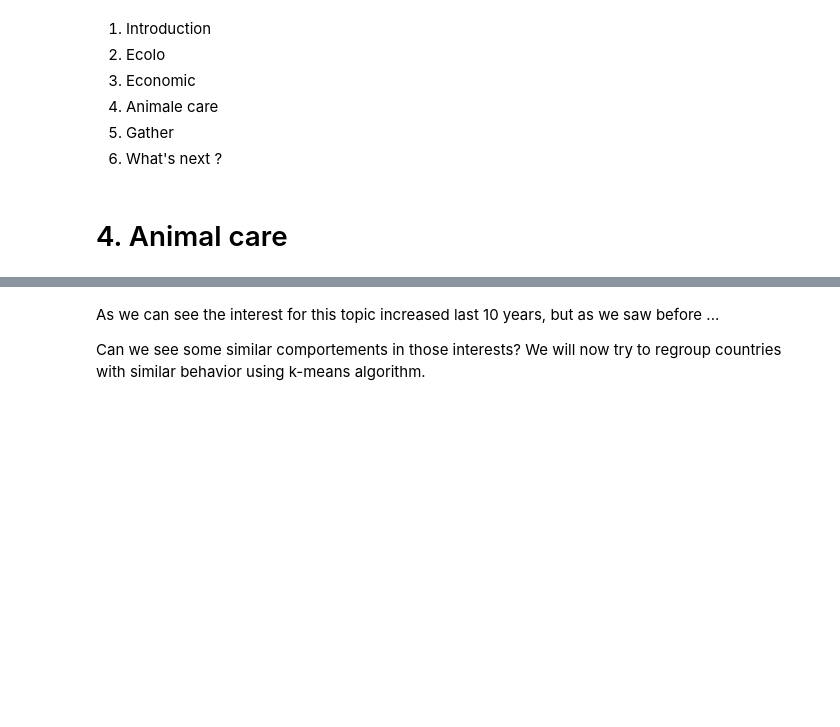
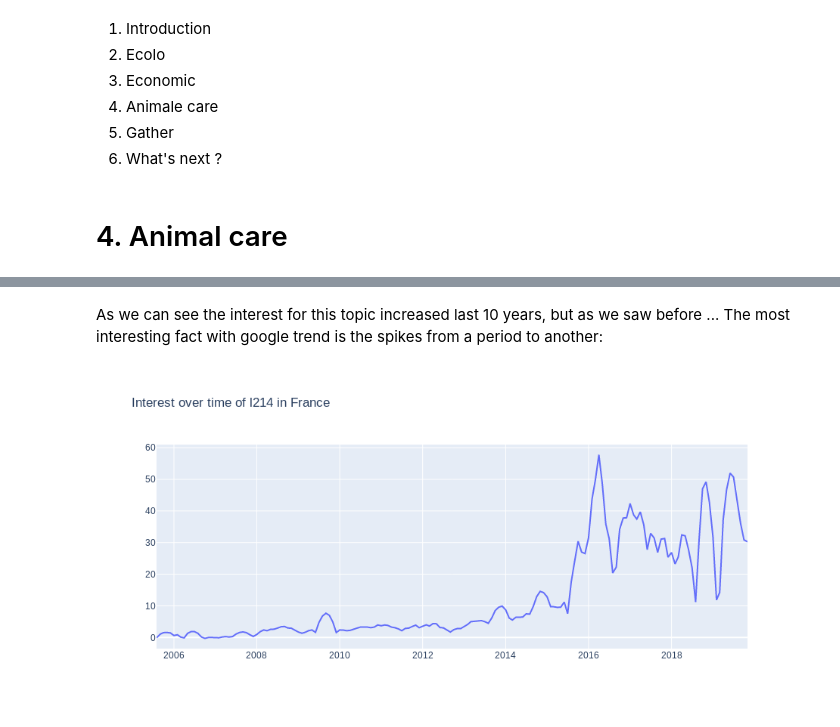
Before and after one commit to ElCabrino/ADA-Project-1, a Jupyter notebook: master.ipynb, the cells around one changed output, grey strips where cells are left out. Saved outputs shown, nothing was run; the diff lists cells and outputs as text; code cells hidden in the pictures; blank space fills up the shorter version.

```diff
--- a/master.ipynb
+++ b/master.ipynb
@@ -67,4 +71,7 @@ plot_lines((df_veganism+df_vegetarism+df_vegan_cook)[['IT', 'FR', 'GR', 'PT', 'P
 # %% [markdown]
 As we can see the interest for this topic increased last 10 years, but as we saw before ...
-
-Can we see some similar comportements in those interests? We will now try to regroup countries with similar behavior using k-means algorithm.
+The most interesting fact with google trend is the spikes from a period to another:
+# %%
+plot_lines(df_l214[['FR']], 7, "Interest over time of l214 in France")
+# %% [output]
+[figure, added]
```
Also changed, not shown: parts of 10 cells of this notebook.
